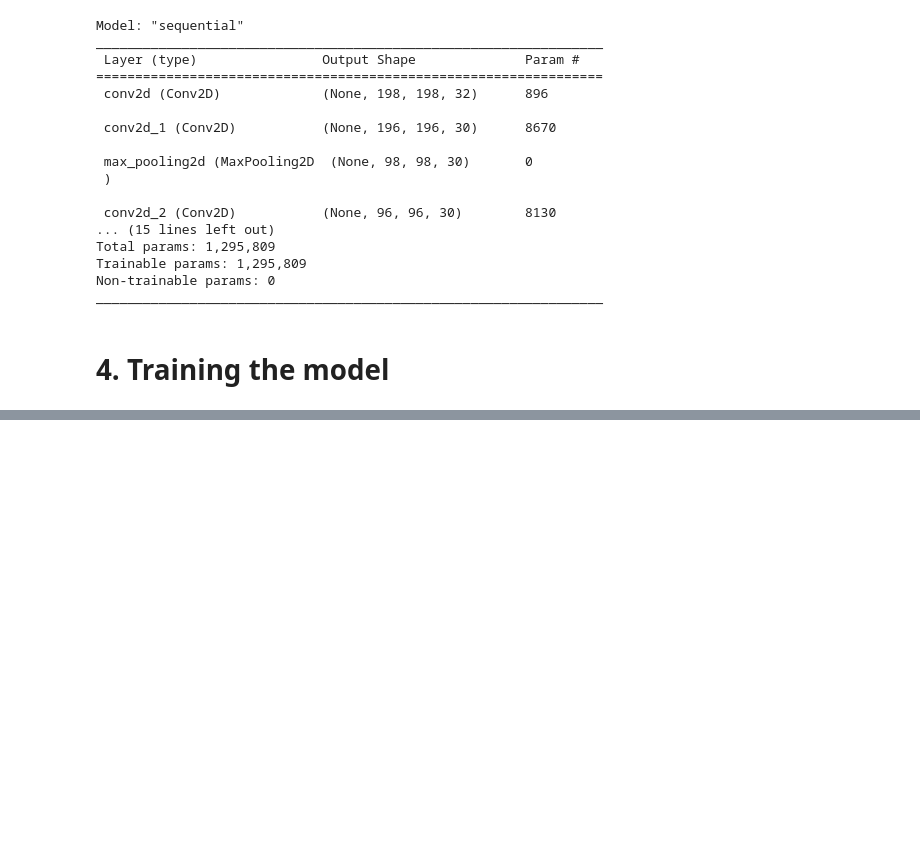
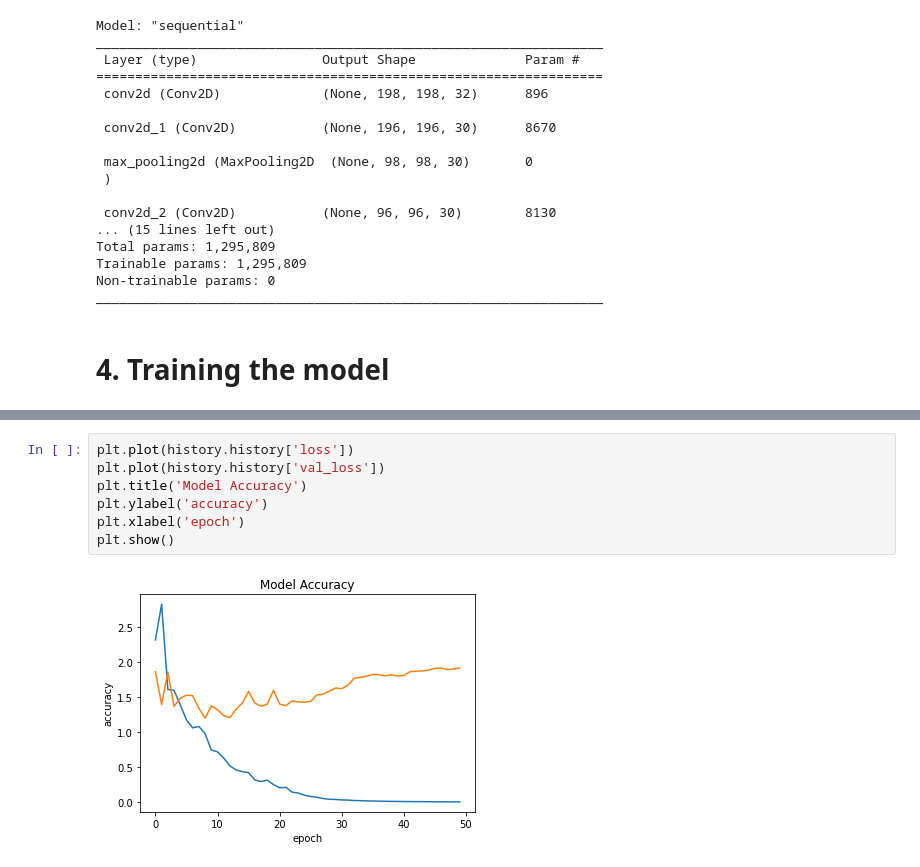
Before and after one commit to prp-e/improved_seefood, a Jupyter notebook: Improved Hotdog Classifier.ipynb, the cells around one changed output, grey strips where cells are left out. Drawn from its saved outputs; the diff is of its cells as text; blank space fills up the shorter version.

```diff
--- a/Improved Hotdog Classifier.ipynb
+++ b/Improved Hotdog Classifier.ipynb
@@ -183,0 +193,9 @@ Epoch 50/50
+# %%
+plt.plot(history.history['loss'])
+plt.plot(history.history['val_loss'])
+plt.title('Model Accuracy')
+plt.ylabel('accuracy')
+plt.xlabel('epoch')
+plt.show()
+# %% [output]
+[figure, added]
```
Also changed, not shown: parts of 3 cells of this notebook.
